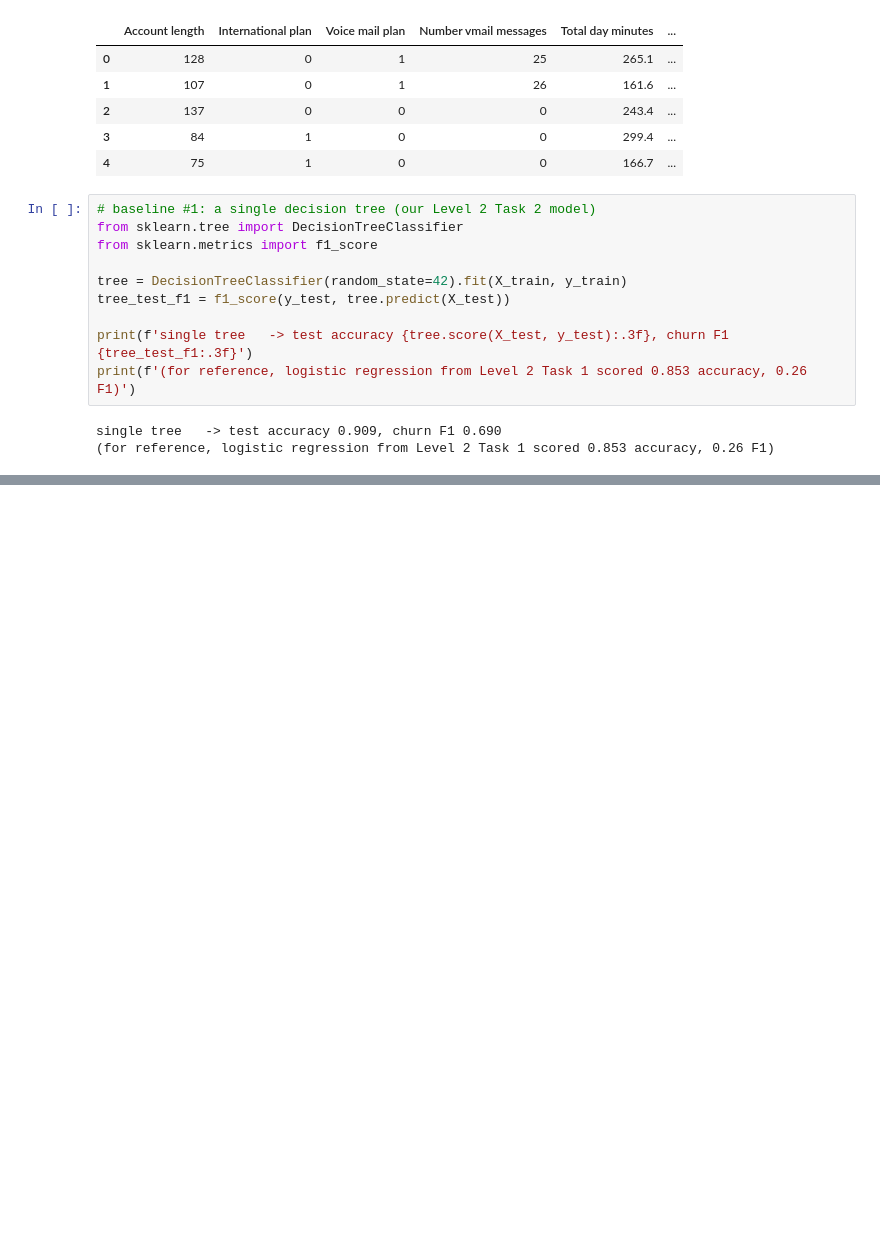
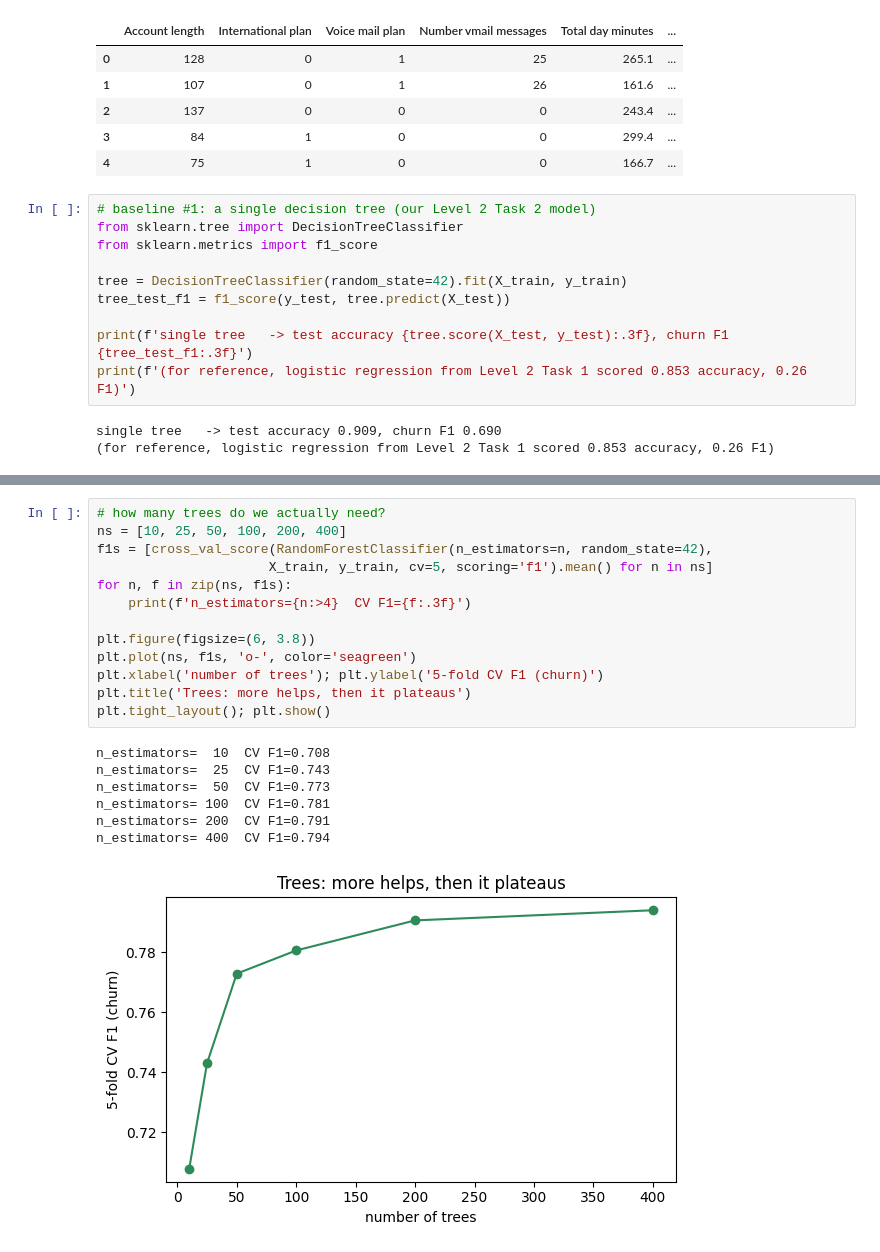
Before and after one commit to meherabmehu/ml-internship-codveda, a Jupyter notebook: level-3-advanced/01_random_forest_churn.ipynb, the cells around one changed output, grey strips where cells are left out. Saved outputs shown, nothing was run; the diff lists cells and outputs as text; blank space fills up the shorter version.

Commit message:
tune number of trees and max depth with cross validation

```diff
--- a/level-3-advanced/01_random_forest_churn.ipynb
+++ b/level-3-advanced/01_random_forest_churn.ipynb
@@ -63,0 +83,21 @@ single tree   -> test accuracy 0.909, churn F1 0.690
+# %%
+# how many trees do we actually need?
+ns = [10, 25, 50, 100, 200, 400]
+f1s = [cross_val_score(RandomForestClassifier(n_estimators=n, random_state=42),
+                      X_train, y_train, cv=5, scoring='f1').mean() for n in ns]
+for n, f in zip(ns, f1s):
+    print(f'n_estimators={n:>4}  CV F1={f:.3f}')
+
+plt.figure(figsize=(6, 3.8))
+plt.plot(ns, f1s, 'o-', color='seagreen')
+plt.xlabel('number of trees'); plt.ylabel('5-fold CV F1 (churn)')
+plt.title('Trees: more helps, then it plateaus')
+plt.tight_layout(); plt.show()
+# %% [output]
+n_estimators=  10  CV F1=0.708
+n_estimators=  25  CV F1=0.743
+n_estimators=  50  CV F1=0.773
+n_estimators= 100  CV F1=0.781
+n_estimators= 200  CV F1=0.791
+n_estimators= 400  CV F1=0.794
+[figure, added]
```
Also changed, not shown: parts of 3 cells of this notebook.
